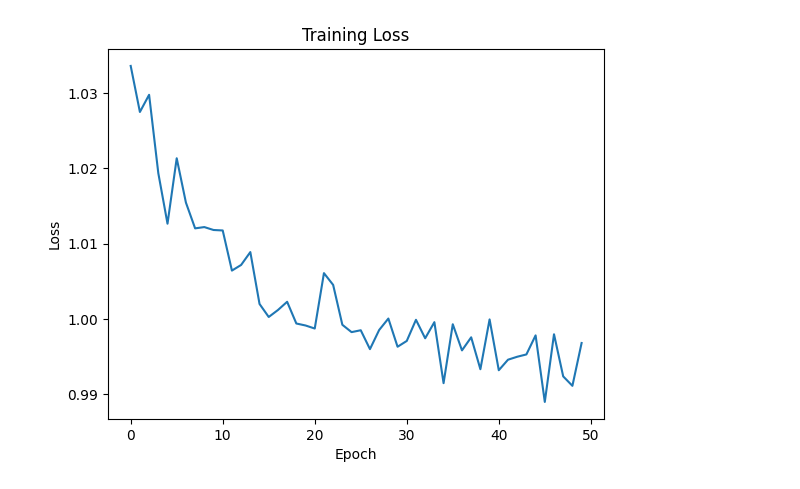
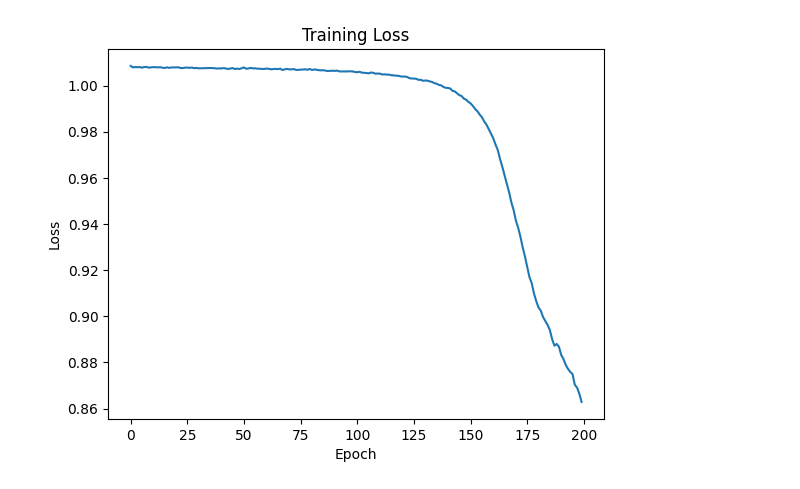
Before and after one commit to m4mbo/burden-testing, a Jupyter notebook: phenotype_prediction.ipynb, the cells around one changed output. Saved outputs shown, nothing was run; the diff lists cells and outputs as text; code cells hidden in the pictures.

```diff
--- a/phenotype_prediction.ipynb
+++ b/phenotype_prediction.ipynb
@@ -25,6 +57,6 @@ gene_burdens = np.dot(genotypes_vals, weights).reshape(-1, 1)
 # %%
 # Shuffling the matrices values for uniform random sampling
-g = gene_burdens
+g = gene_burdens.values.astype(float)
 p = phenotypes_df.values
 
 # Shuffling indices along columns
@@ -121,13 +145,17 @@ test_dataloader = utils.data.DataLoader(
 )
 # %%
 class MyNN(nn.Module):
-  def __init__(self, ni, nh, no):
+  def __init__(self, ni, nh1, nh2, nh3, nh4, no):
     super().__init__()
-    self.layer1 = nn.Linear(ni,nh)
+    self.layer1 = nn.Linear(ni,nh1)
 
-    self.layer2 = nn.Linear(nh, nh)
+    self.layer2 = nn.Linear(nh1, nh2)
 
-    self.layer3 = nn.Linear(nh, no)
+    self.layer3 = nn.Linear(nh2, nh3)
+
+    self.layer4 = nn.Linear(nh3, nh4)
+
+    self.layer5 = nn.Linear(nh4, no)
 
     self.relu = nn.ReLU()
 
@@ -139,6 +167,13 @@ class MyNN(nn.Module):
     x = self.relu(x)
 
     x = self.layer3(x)
+    x = self.relu(x)
+
+    x = self.layer4(x)
+    x = self.relu(x)
+
+    x = self.layer5(x)
+
     return x
 # %%
 def train(dataloader, n_epoch, net, opt, device):
@@ -168,12 +203,12 @@ def train(dataloader, n_epoch, net, opt, device):
   return ls[len(ls)-1]
 # %%
 device = torch.device("cuda:0")
-net = MyNN(1, 20, 1).to(device)
-opt = optim.SGD(net.parameters(), lr = 2e-3 , momentum = 0)
+net = MyNN(50, 40, 30, 25, 15, 1).to(device)
+opt = optim.SGD(net.parameters(), lr = 1e-2 , momentum = 0)
 # %%
-train_loss = train(train_dataloader, 50, net, opt, device)
+train_loss = train(train_dataloader, 200, net, opt, device)
 # %% [output]
-[figure, old version]
+[figure, new version]
 # %%
 print("Final train loss: ", train_loss)
 # %% [output]
```
Also changed, not shown: parts of 11 cells of this notebook, 1 other file.
